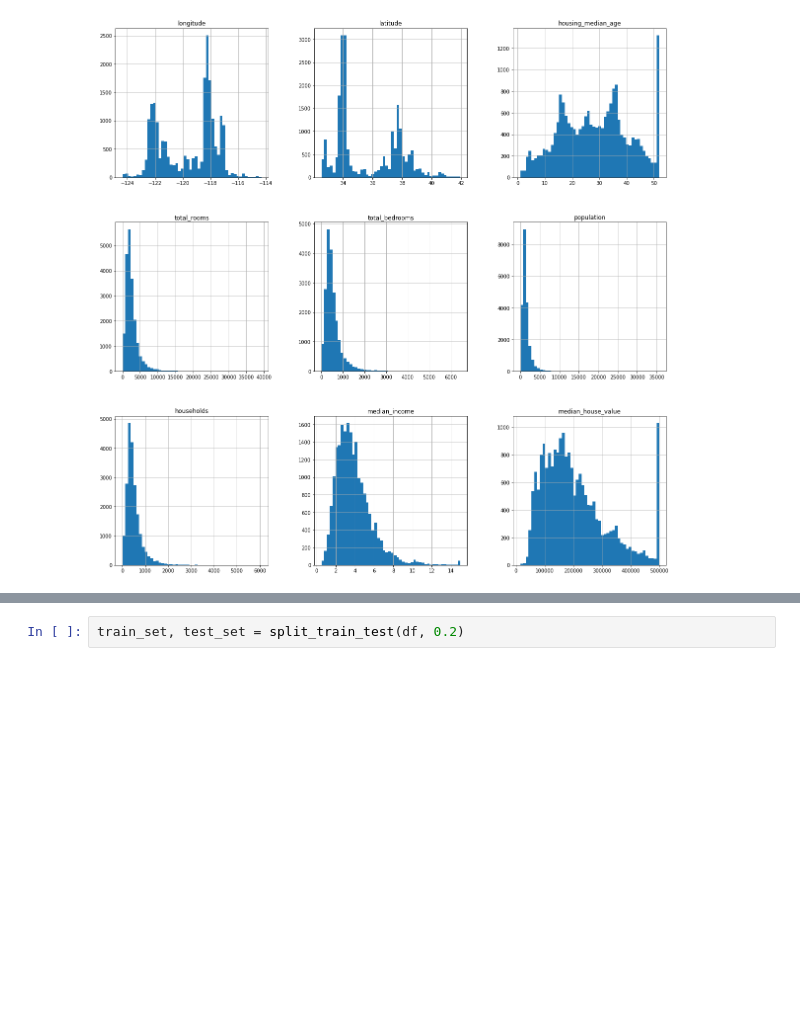
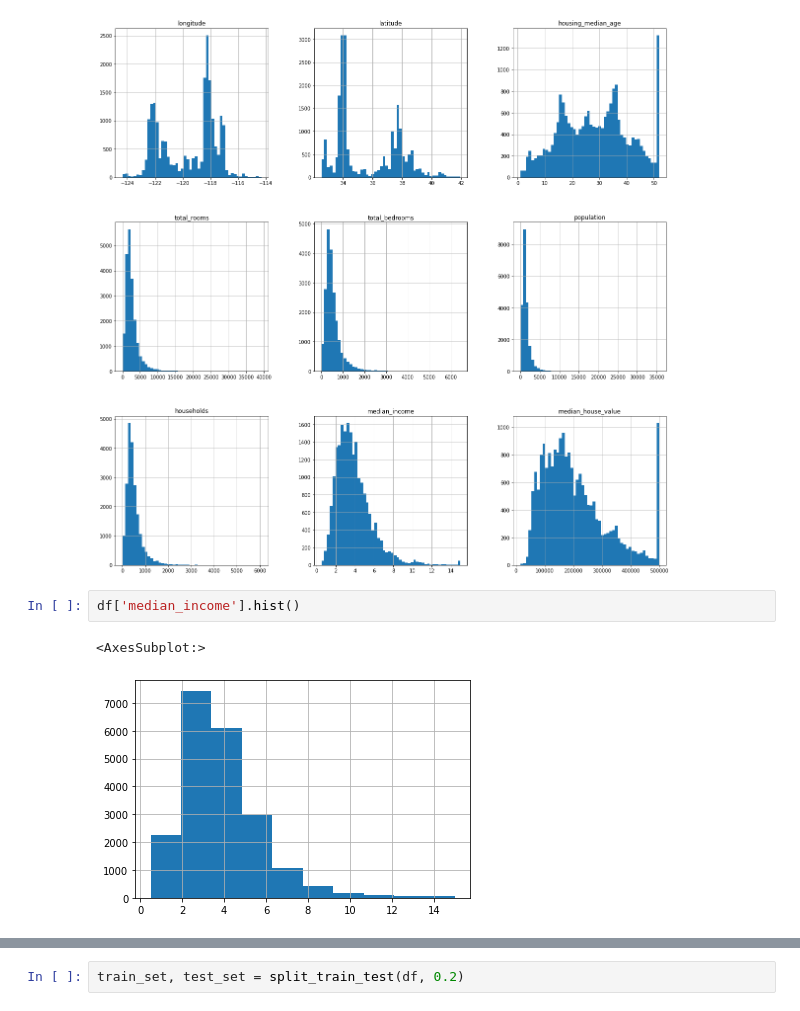
Before and after one commit to S19S98/California-Housing-Price-Prediction, a Jupyter notebook: CaliforniaHousingPrices.ipynb, the cells around one changed output, grey strips where cells are left out. Drawn from its saved outputs; the diff is of its cells as text; blank space fills up the shorter version.

```diff
--- a/CaliforniaHousingPrices.ipynb
+++ b/CaliforniaHousingPrices.ipynb
@@ -73,4 +122,9 @@ array([[<AxesSubplot:title={'center':'longitude'}>,
         <AxesSubplot:title={'center':'median_house_value'}>]],
       dtype=object)
 [figure]
+# %%
+df['median_income'].hist()
+# %% [output]
+<AxesSubplot:>
+[figure, added]
 # %%
```
Also changed, not shown: parts of 27 cells of this notebook, 1 other file.
